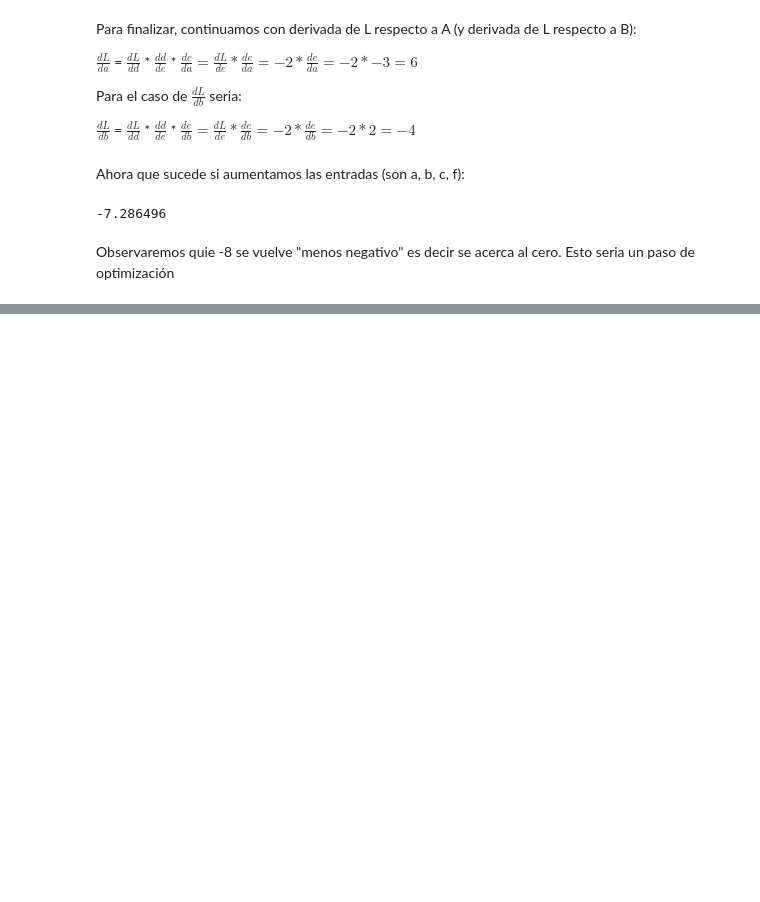
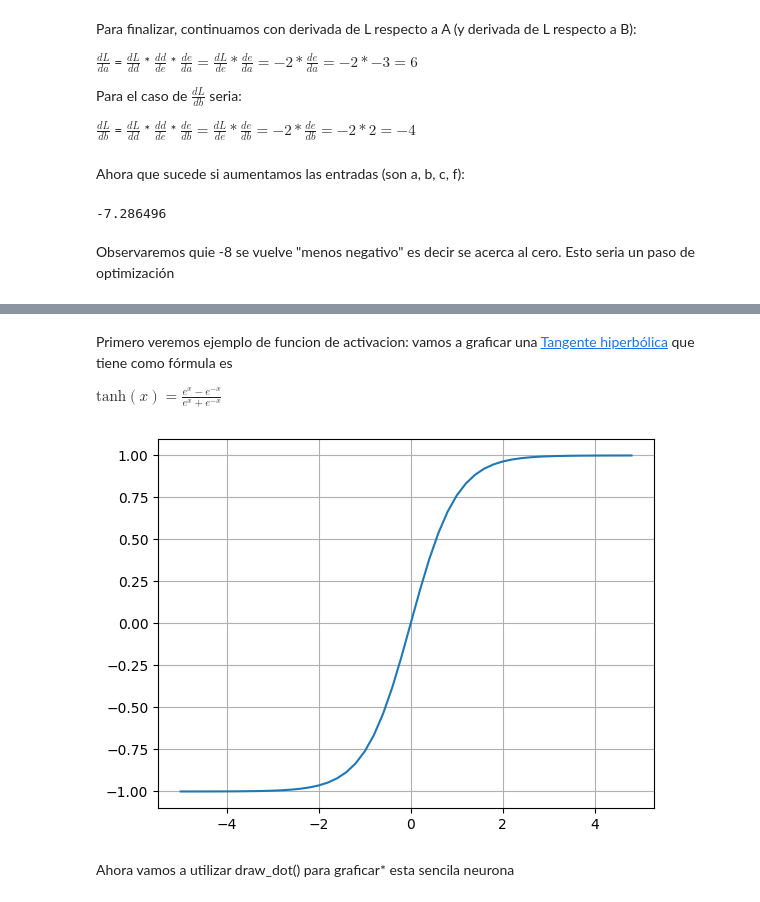
Before and after one commit to joseortizm/ai-notebooks, a Jupyter notebook: micrograd_karpathy.ipynb, the cells around one changed output, grey strips where cells are left out. Saved outputs shown, nothing was run; the diff lists cells and outputs as text; code cells hidden in the pictures; blank space fills up the shorter version.

Commit message:
primera neurona basica

```diff
--- a/micrograd_karpathy.ipynb
+++ b/micrograd_karpathy.ipynb
@@ -520,0 +528,12 @@ Observaremos quie -8 se vuelve "menos negativo" es decir se acerca al cero. Esto
+# %% [markdown]
+Primero veremos ejemplo de funcion de activacion: vamos a graficar una
+[Tangente hiperbólica](https://numpy.org/doc/stable/reference/generated/numpy.tanh.html) que tiene como fórmula es
+
+$ \text{tanh}(x) = \frac{e^x - e^{-x}}{e^x + e^{-x}} $
+# %%
+plt.plot(np.arange(-5, 5, 0.2), np.tanh(np.arange(-5, 5, 0.2)))
+plt.grid()
+# %% [output]
+[figure, added]
+# %% [markdown]
+Ahora vamos a utilizar draw_dot() para graficar* esta sencila neurona
```
Also changed, not shown: parts of 27 cells of this notebook.
